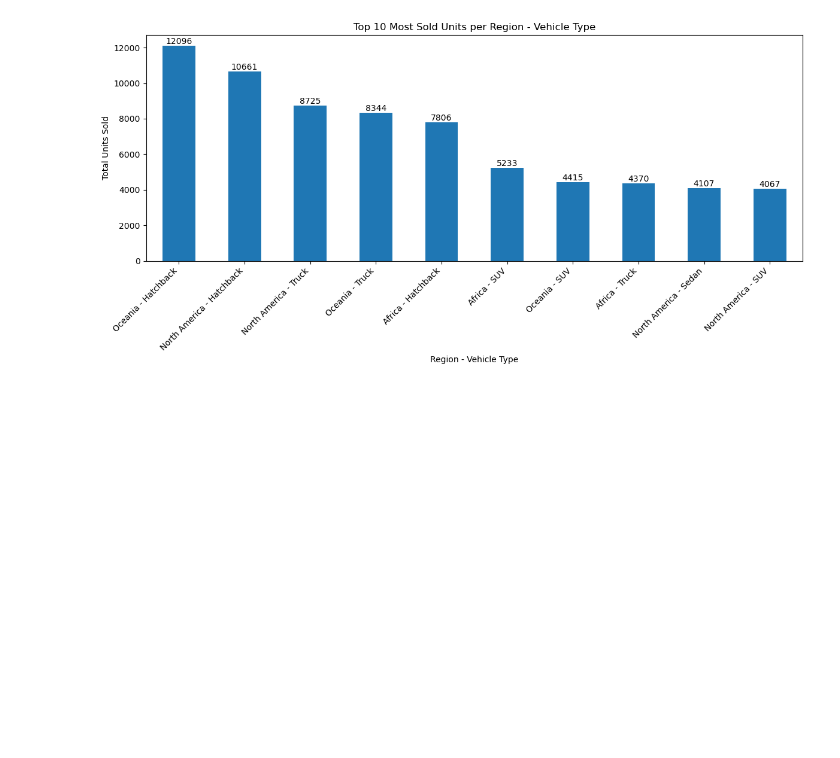
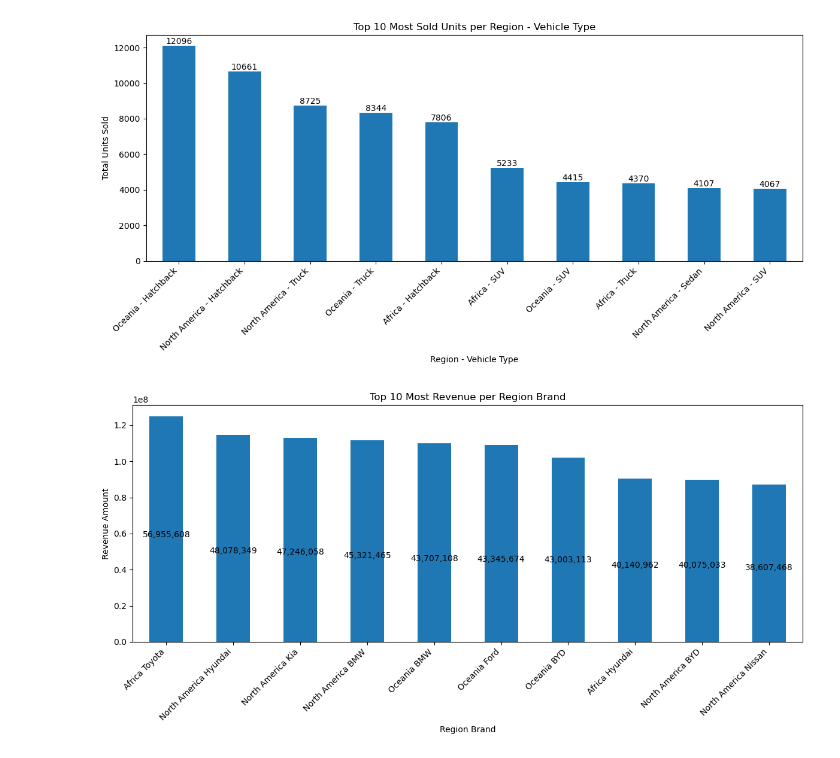
Before and after one commit to FlazeFy2/DS-Electric-Vehicle-EV-Sales-and-Adoption, a Jupyter notebook: exploratory data analysis-bar.ipynb, the cells around one changed output. Saved outputs shown, nothing was run; the diff lists cells and outputs as text; code cells hidden in the pictures; blank space fills up the shorter version.

Commit message:
[DS] Exploratory Data Analysis (EDA) - Bar Chart Top 10 Most Revenue per Region Brand

```diff
--- a/exploratory data analysis-bar.ipynb
+++ b/exploratory data analysis-bar.ipynb
@@ -82,3 +82,31 @@ plt.tight_layout()
 plt.show()
 # %% [output]
 [figure]
+# %%
+import pandas as pd
+import matplotlib.pyplot as plt
+import numpy as np
+
+# Exploratory Data Analysis (EDA) - Bar Chart Top 10 Most Revenue per Region Brand
+df = pd.read_csv("train.csv")
+
+# Dataset
+df["Region Brand"] = df["Region"] + " - " + df["Brand"]
+
+# Group & Sum Unit Sold
+revenue_per_region_brand = df.groupby("Region Brand")["Revenue"].sum().sort_values(ascending=False).head(10)
+
+# Plot Bar Chart
+plt.figure(figsize=(12, 6))
+ax = revenue_per_region_brand.plot(kind='bar')
+# Label
+for i, value in enumerate(revenue_per_model):
+    plt.text(i, value + 1, f"{value:,.0f}", ha='center', va='bottom')
+plt.title("Top 10 Most Revenue per Region Brand")
+plt.xlabel("Region Brand")
+plt.ylabel("Revenue Amount")
+plt.xticks(rotation=45, ha='right')
+plt.tight_layout()
+plt.show()
+# %% [output]
+[figure, added]
```
Also changed, not shown: parts of 1 cell of this notebook.
